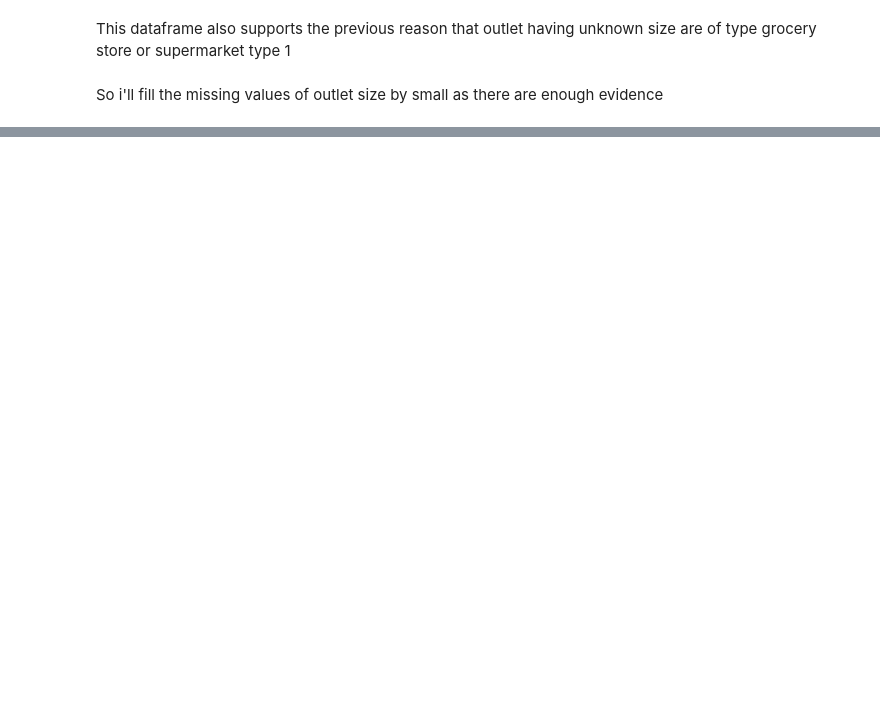
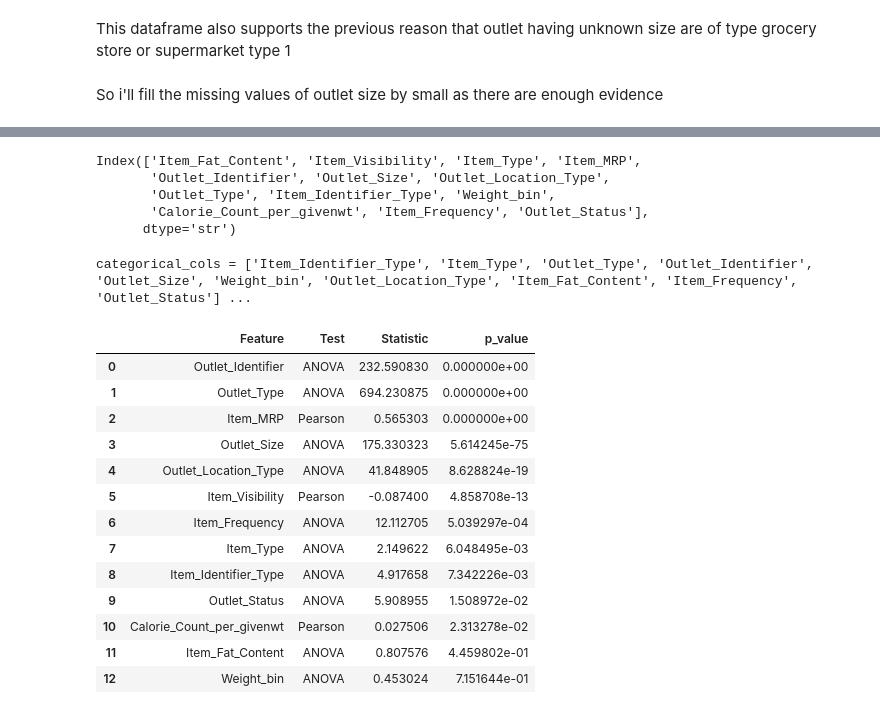
Before and after one commit to rajukan/ml-capstones, a Jupyter notebook: bigmart/Big-mart-sales-prediction.ipynb, the cells around one changed output, grey strips where cells are left out. Drawn from its saved outputs; the diff is of its cells as text; code cells hidden in the pictures; blank space fills up the shorter version.

```diff
--- a/bigmart/Big-mart-sales-prediction.ipynb
+++ b/bigmart/Big-mart-sales-prediction.ipynb
@@ -1744,0 +460,9 @@ In this competition we have current rank of 121
+# %%
+from sklearn.preprocessing import StandardScaler
+
+scale_features = ['Item_Weight', 'Item_MRP', 'log_visibility', 'log_Calorie']
+# raw skewed duplicates dropped per the earlier skew check
+scaler = StandardScaler()
+X_train[scale_features] = scaler.fit_transform(X_train[scale_features])
+X_test[scale_features] = scaler.transform(X_test[scale_features])
+df_test[scale_features] = scaler.transform(df_test[scale_features])
@@ -1744,0 +600,52 @@ In this competition we have current rank of 121
+# %%
+X_train.columns
+# %% [output]
+Index(['Item_Fat_Content', 'Item_Visibility', 'Item_Type', 'Item_MRP',
+       'Outlet_Identifier', 'Outlet_Size', 'Outlet_Location_Type',
+       'Outlet_Type', 'Item_Identifier_Type', 'Weight_bin',
+       'Calorie_Count_per_givenwt', 'Item_Frequency', 'Outlet_Status'],
+      dtype='str')
+# %%
+from scipy.stats import f_oneway, pearsonr
+
+categorical_cols = [
+    'Item_Identifier_Type', 'Item_Type', 'Outlet_Type', 'Outlet_Identifier',
+    'Outlet_Size', 'MRP_bin', 'Weight_bin', 'Outlet_Location_Type',
+    'Item_Fat_Content', 'Item_Frequency', 'Outlet_Status',
+    'Outlet_Establishment_Year', 'Outlet_Existence',
+]
+categorical_cols = [c for c in categorical_cols if c in X_train.columns]
+continuous_cols = [c for c in X_train.columns if c not in categorical_cols]
+
+print(f"{categorical_cols = }, {continuous_cols = }")
+# %% [output]
+categorical_cols = ['Item_Identifier_Type', 'Item_Type', 'Outlet_Type', 'Outlet_Identifier', 'Outlet_Size', 'Weight_bin', 'Outlet_Location_Type', 'Item_Fat_Content', 'Item_Frequency', 'Outlet_Status'] ...
+# %%
+results = []
+for col in categorical_cols:
+    groups = [y_train_series[X_train[col] == level] for level in X_train[col].unique()]
+    # print(groups)
+    f_stat, p_value = f_oneway(*groups)
+    results.append({'Feature': col, 'Test': 'ANOVA', 'Statistic': f_stat, 'p_value': p_value})
+
+for col in continuous_cols:
+    r, p_value = pearsonr(X_train[col], y_train_series)
+    results.append({'Feature': col, 'Test': 'Pearson', 'Statistic': r, 'p_value': p_value})
+# %%
+anova_df = pd.DataFrame(results).sort_values('p_value').reset_index(drop=True)
+anova_df
+# %% [output]
+|  | Feature | Test | Statistic | p_value |
+| 0 | Outlet_Identifier | ANOVA | 232.590830 | 0.000000e+00 |
+| 1 | Outlet_Type | ANOVA | 694.230875 | 0.000000e+00 |
+| 2 | Item_MRP | Pearson | 0.565303 | 0.000000e+00 |
+| 3 | Outlet_Size | ANOVA | 175.330323 | 5.614245e-75 |
+| 4 | Outlet_Location_Type | ANOVA | 41.848905 | 8.628824e-19 |
+| 5 | Item_Visibility | Pearson | -0.087400 | 4.858708e-13 |
+| 6 | Item_Frequency | ANOVA | 12.112705 | 5.039297e-04 |
+| 7 | Item_Type | ANOVA | 2.149622 | 6.048495e-03 |
+| 8 | Item_Identifier_Type | ANOVA | 4.917658 | 7.342226e-03 |
+| 9 | Outlet_Status | ANOVA | 5.908955 | 1.508972e-02 |
+| 10 | Calorie_Count_per_givenwt | Pearson | 0.027506 | 2.313278e-02 |
+| 11 | Item_Fat_Content | ANOVA | 0.807576 | 4.459802e-01 |
+| 12 | Weight_bin | ANOVA | 0.453024 | 7.151644e-01 |
```
Also changed, not shown: parts of 321 cells of this notebook, 3 other files.
